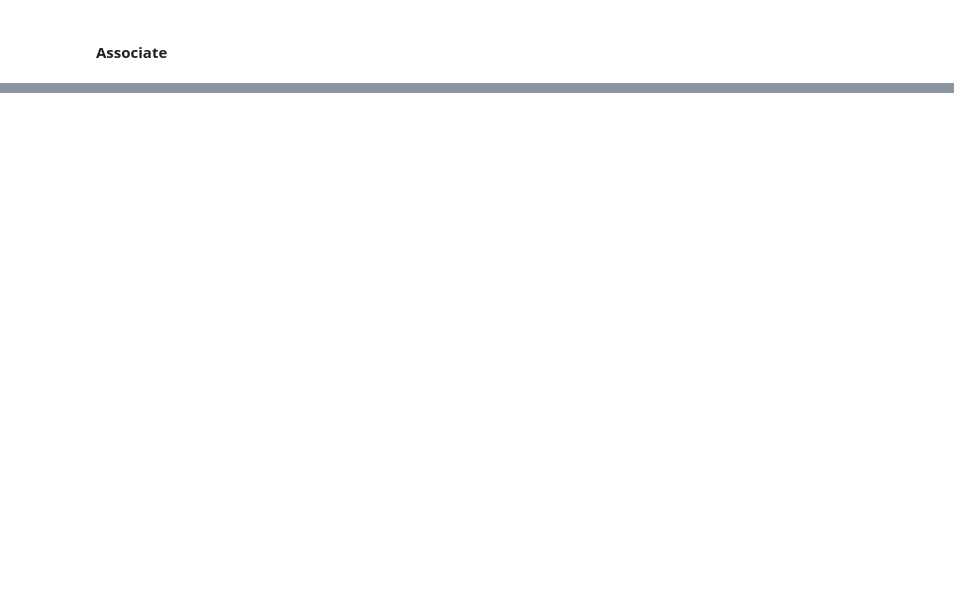
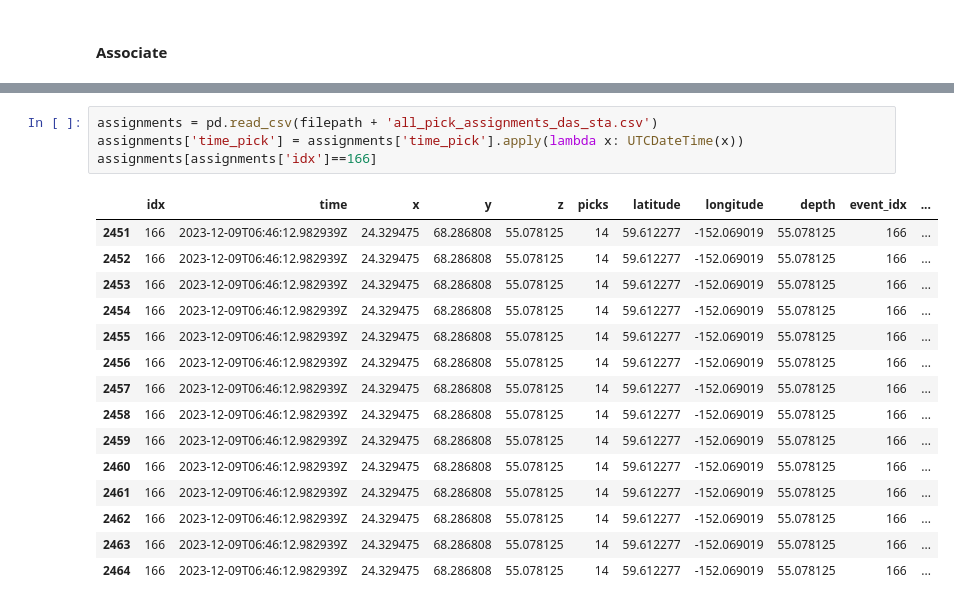
Before and after one commit to Denolle-Lab/Shi_etal_2023_denoiseDAS, a Jupyter notebook: examples/paper3_catalog_building.ipynb, the cells around one changed output, grey strips where cells are left out. Drawn from its saved outputs; the diff is of its cells as text; blank space fills up the shorter version.

```diff
--- a/examples/paper3_catalog_building.ipynb
+++ b/examples/paper3_catalog_building.ipynb
@@ -691,0 +924,20 @@ fig.show()
+# %%
+assignments = pd.read_csv(filepath + 'all_pick_assignments_das_sta.csv')
+assignments['time_pick'] = assignments['time_pick'].apply(lambda x: UTCDateTime(x))
+assignments[assignments['idx']==166]
+# %% [output]
+|  | idx | time | x | y | z | picks | latitude | longitude | depth | event_idx | ... |
+| 2451 | 166 | 2023-12-09T06:46:12.982939Z | 24.329475 | 68.286808 | 55.078125 | 14 | 59.612277 | -152.069019 | 55.078125 | 166 | ... |
+| 2452 | 166 | 2023-12-09T06:46:12.982939Z | 24.329475 | 68.286808 | 55.078125 | 14 | 59.612277 | -152.069019 | 55.078125 | 166 | ... |
+| 2453 | 166 | 2023-12-09T06:46:12.982939Z | 24.329475 | 68.286808 | 55.078125 | 14 | 59.612277 | -152.069019 | 55.078125 | 166 | ... |
+| 2454 | 166 | 2023-12-09T06:46:12.982939Z | 24.329475 | 68.286808 | 55.078125 | 14 | 59.612277 | -152.069019 | 55.078125 | 166 | ... |
+| 2455 | 166 | 2023-12-09T06:46:12.982939Z | 24.329475 | 68.286808 | 55.078125 | 14 | 59.612277 | -152.069019 | 55.078125 | 166 | ... |
+| 2456 | 166 | 2023-12-09T06:46:12.982939Z | 24.329475 | 68.286808 | 55.078125 | 14 | 59.612277 | -152.069019 | 55.078125 | 166 | ... |
+| 2457 | 166 | 2023-12-09T06:46:12.982939Z | 24.329475 | 68.286808 | 55.078125 | 14 | 59.612277 | -152.069019 | 55.078125 | 166 | ... |
+| 2458 | 166 | 2023-12-09T06:46:12.982939Z | 24.329475 | 68.286808 | 55.078125 | 14 | 59.612277 | -152.069019 | 55.078125 | 166 | ... |
+| 2459 | 166 | 2023-12-09T06:46:12.982939Z | 24.329475 | 68.286808 | 55.078125 | 14 | 59.612277 | -152.069019 | 55.078125 | 166 | ... |
+| 2460 | 166 | 2023-12-09T06:46:12.982939Z | 24.329475 | 68.286808 | 55.078125 | 14 | 59.612277 | -152.069019 | 55.078125 | 166 | ... |
+| 2461 | 166 | 2023-12-09T06:46:12.982939Z | 24.329475 | 68.286808 | 55.078125 | 14 | 59.612277 | -152.069019 | 55.078125 | 166 | ... |
+| 2462 | 166 | 2023-12-09T06:46:12.982939Z | 24.329475 | 68.286808 | 55.078125 | 14 | 59.612277 | -152.069019 | 55.078125 | 166 | ... |
+| 2463 | 166 | 2023-12-09T06:46:12.982939Z | 24.329475 | 68.286808 | 55.078125 | 14 | 59.612277 | -152.069019 | 55.078125 | 166 | ... |
+| 2464 | 166 | 2023-12-09T06:46:12.982939Z | 24.329475 | 68.286808 | 55.078125 | 14 | 59.612277 | -152.069019 | 55.078125 | 166 | ... |
```
Also changed, not shown: parts of 44 cells of this notebook, 5 other files.
